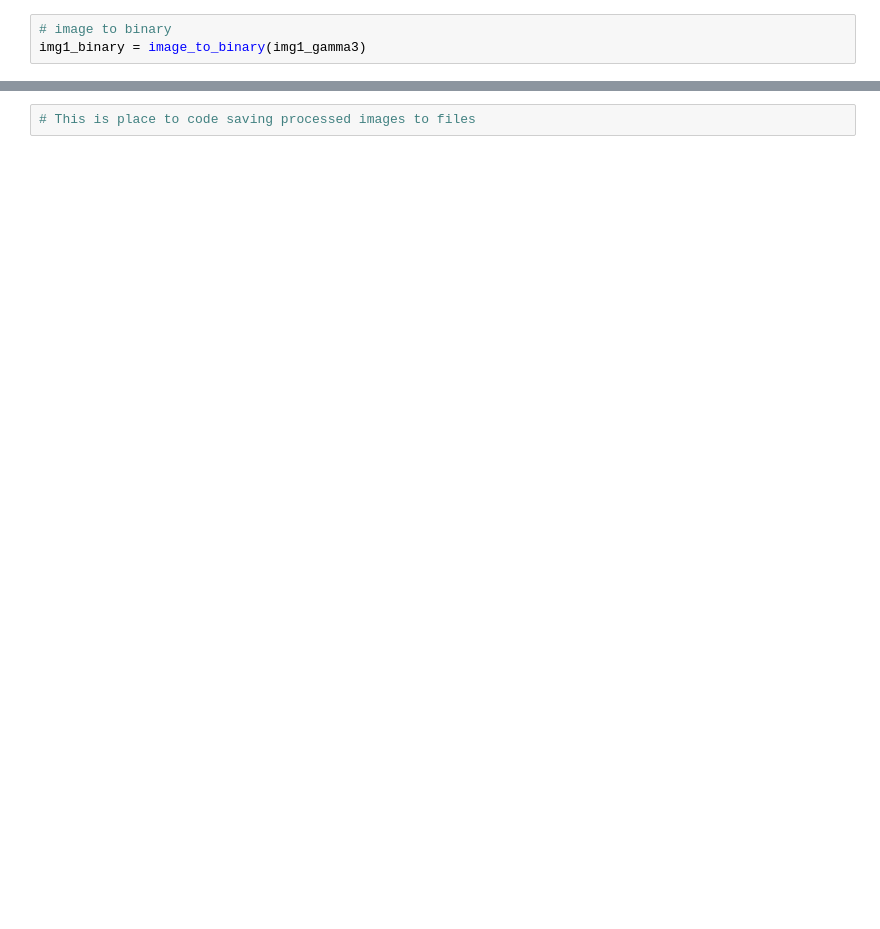
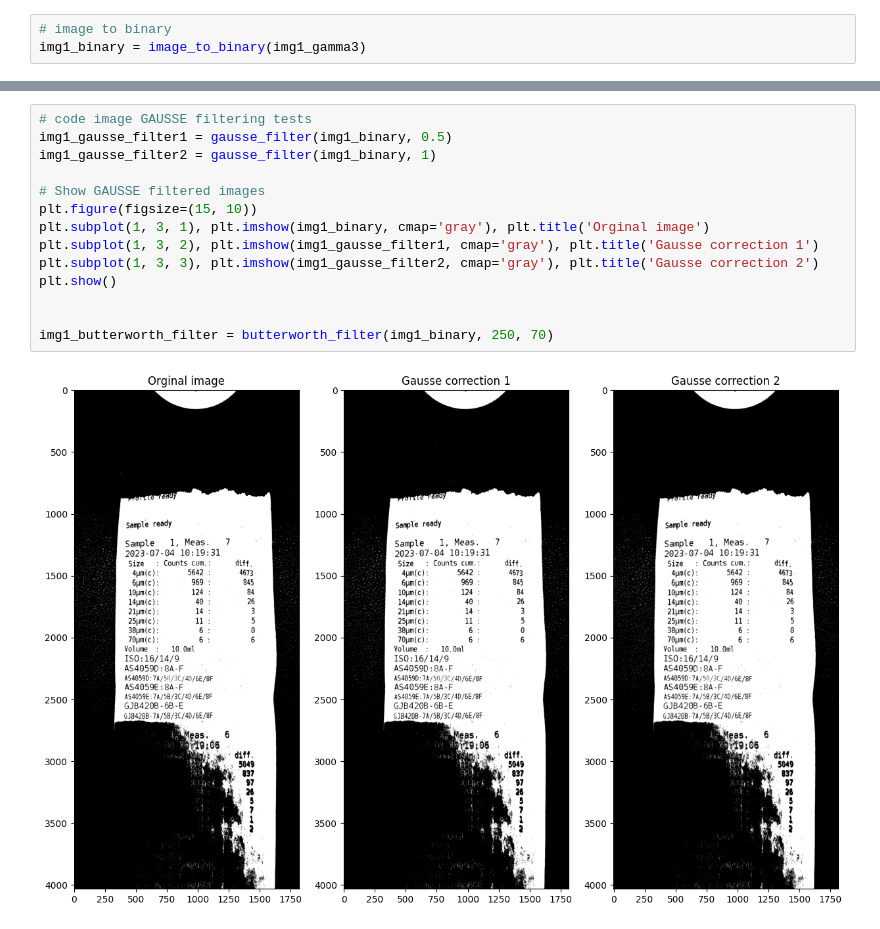
Before and after one commit to LukasZlocki/image_processing_labassistant, a Jupyter notebook: lab_assistant.ipynb, the cells around one changed output, grey strips where cells are left out. Cells and saved outputs as stored; diff of their text form; blank space fills up the shorter version.

```diff
--- a/lab_assistant.ipynb
+++ b/lab_assistant.ipynb
@@ -148,2 +151,16 @@ plt.show()
 # %%
-# This is place to code saving processed images to files
+# code image GAUSSE filtering tests
+img1_gausse_filter1 = gausse_filter(img1_binary, 0.5)
+img1_gausse_filter2 = gausse_filter(img1_binary, 1)
+
+# Show GAUSSE filtered images
+plt.figure(figsize=(15, 10))
+plt.subplot(1, 3, 1), plt.imshow(img1_binary, cmap='gray'), plt.title('Orginal image')
+plt.subplot(1, 3, 2), plt.imshow(img1_gausse_filter1, cmap='gray'), plt.title('Gausse correction 1')
+plt.subplot(1, 3, 3), plt.imshow(img1_gausse_filter2, cmap='gray'), plt.title('Gausse correction 2')
+plt.show()
+
+
+img1_butterworth_filter = butterworth_filter(img1_binary, 250, 70)
+# %% [output]
+[figure, added]
```
Also changed, not shown: parts of 7 cells of this notebook.
